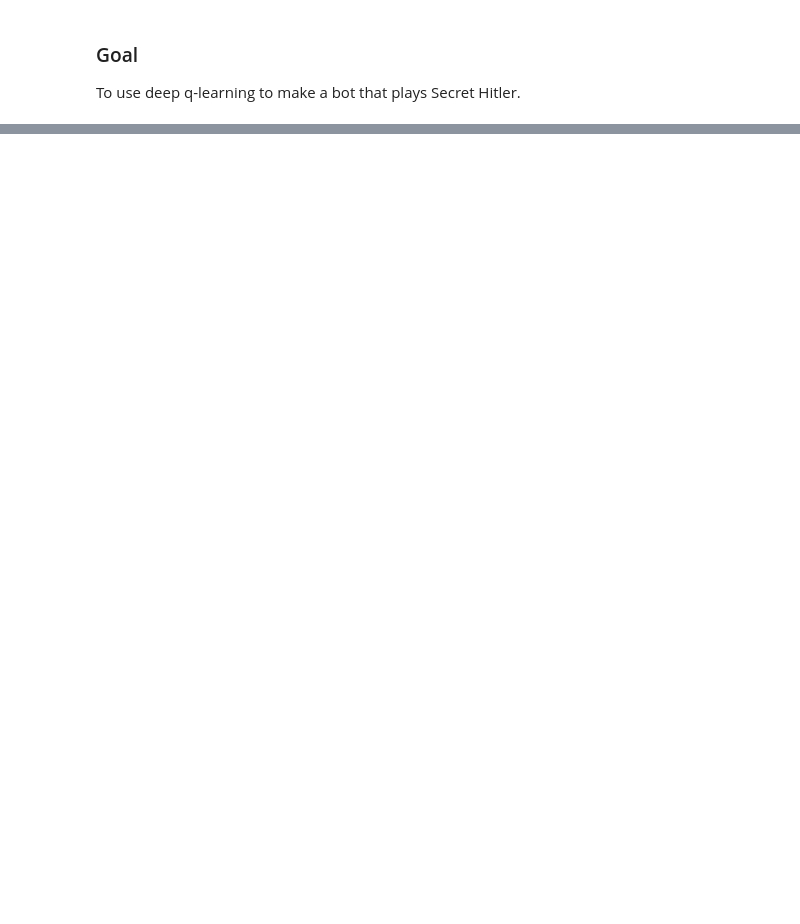
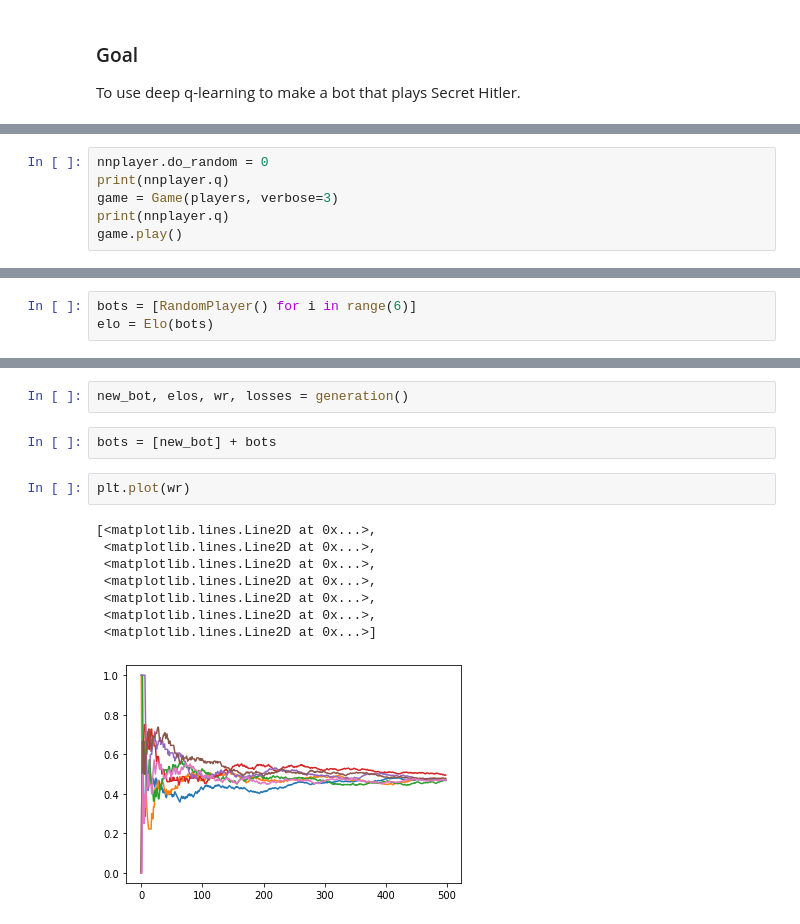
Before and after one commit to programjames/secrethitlerAI, a Jupyter notebook: self_play.ipynb, the cells around one changed output, grey strips where cells are left out. Cells and saved outputs as stored; diff of their text form; blank space fills up the shorter version.

```diff
--- a/self_play.ipynb
+++ b/self_play.ipynb
@@ -337,0 +1086,6 @@ Current tally: L5, F4
+# %%
+nnplayer.do_random = 0
+print(nnplayer.q)
+game = Game(players, verbose=3)
+print(nnplayer.q)
+game.play()
@@ -337,0 +1141,3 @@ Current tally: L5, F4
+# %%
+bots = [RandomPlayer() for i in range(6)]
+elo = Elo(bots)
@@ -337,0 +1245,15 @@ Current tally: L5, F4
+# %%
+new_bot, elos, wr, losses = generation()
+# %%
+bots = [new_bot] + bots
+# %%
+plt.plot(wr)
+# %% [output]
+[<matplotlib.lines.Line2D at 0x...>,
+ <matplotlib.lines.Line2D at 0x...>,
+ <matplotlib.lines.Line2D at 0x...>,
+ <matplotlib.lines.Line2D at 0x...>,
+ <matplotlib.lines.Line2D at 0x...>,
+ <matplotlib.lines.Line2D at 0x...>,
+ <matplotlib.lines.Line2D at 0x...>]
+[figure, added]
```
Also changed, not shown: parts of 25 cells of this notebook, 9 other files.
